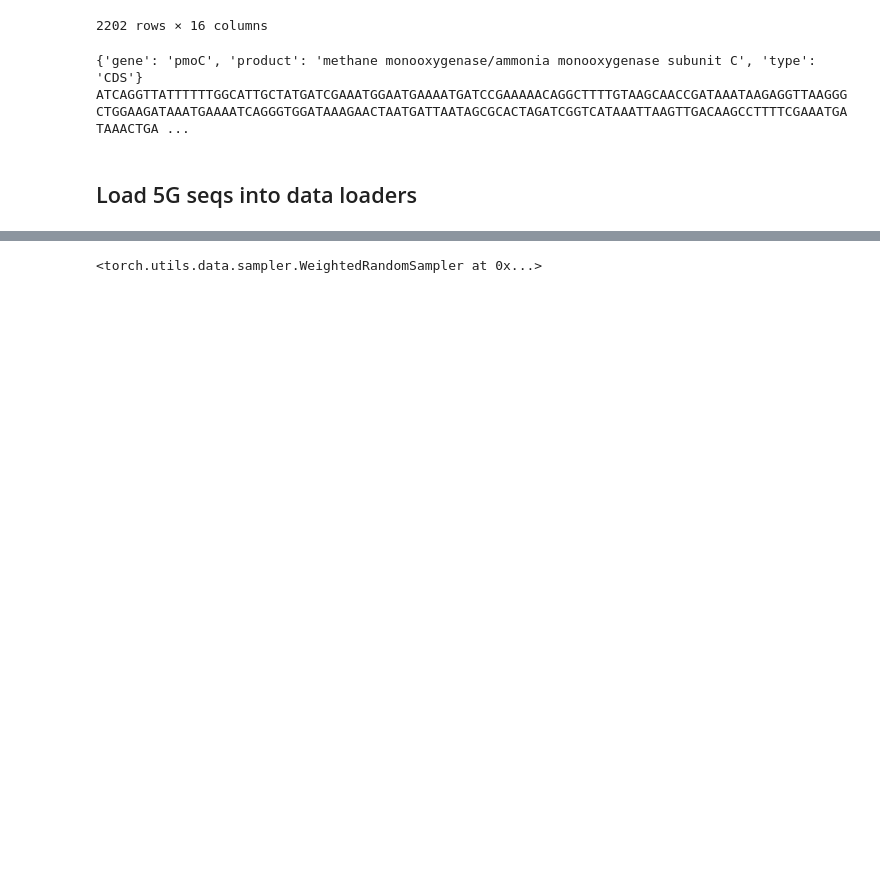
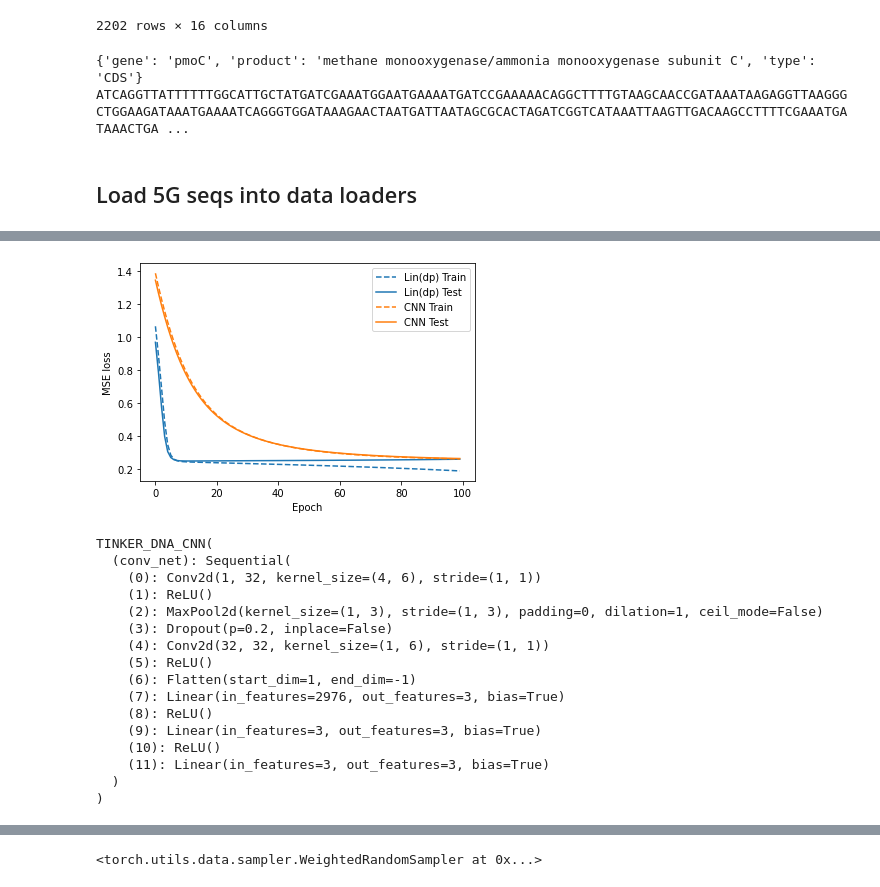
Before and after one commit to erinhwilson/deep-5g-sandbox, a Jupyter notebook: synthetic_data_300bp_Classification.ipynb, the cells around one changed output, grey strips where cells are left out. Cells and saved outputs as stored; diff of their text form; code cells hidden in the pictures; blank space fills up the shorter version.

```diff
--- a/synthetic_data_300bp_Classification.ipynb
+++ b/synthetic_data_300bp_Classification.ipynb
@@ -227,0 +606,31 @@ see_batch_class_dist(ohe_train_dl)
+# %%
+# make model
+seq_len = len(train_df['upstream_region'].values[0])
+mer8motif_model_cnn = TINKER_DNA_CNN(
+    seq_len,
+    num_filters0=32,
+    num_filters1=32,
+    kernel_size0=6,
+    kernel_size1=6,
+    conv_pool_size0=3,
+#     conv_pool_size1=1,
+    fc_node_num0=3,
+    fc_node_num1=3
+)
+mer8motif_model_cnn.to(DEVICE)
+
+# make loss func
+#loss_func = torch.nn.MSELoss()
+#w = torch.tensor([1.0,5.0,5.0]).to(DEVICE)
+loss_func = nn.CrossEntropyLoss()#weight=w)
+
+# run model
+mer8motif_train_losses_cnn, \
+mer8motif_test_losses_cnn = run_model(
+    ohe_train_dl,
+    ohe_val_dl,
+    mer8motif_model_cnn,
+    loss_func,
+    lr=0.01,
+    epochs=100,
+)
@@ -227,0 +655,25 @@ see_batch_class_dist(ohe_train_dl)
+# %%
+# to plot loss
+mer8motif_cnn_data_label = [((mer8motif_train_losses_cnn,mer8motif_test_losses_cnn),'CNN')]
+
+tu.quick_loss_plot(mer8motif_lin_d_data_label+mer8motif_cnn_data_label)
+
+mer8motif_model_cnn
+# %% [output]
+[figure, added]
+TINKER_DNA_CNN(
+  (conv_net): Sequential(
+    (0): Conv2d(1, 32, kernel_size=(4, 6), stride=(1, 1))
+    (1): ReLU()
+    (2): MaxPool2d(kernel_size=(1, 3), stride=(1, 3), padding=0, dilation=1, ceil_mode=False)
+    (3): Dropout(p=0.2, inplace=False)
+    (4): Conv2d(32, 32, kernel_size=(1, 6), stride=(1, 1))
+    (5): ReLU()
+    (6): Flatten(start_dim=1, end_dim=-1)
+    (7): Linear(in_features=2976, out_features=3, bias=True)
+    (8): ReLU()
+    (9): Linear(in_features=3, out_features=3, bias=True)
+    (10): ReLU()
+    (11): Linear(in_features=3, out_features=3, bias=True)
+  )
+)
```
Also changed, not shown: parts of 63 cells of this notebook, 1 other file.
